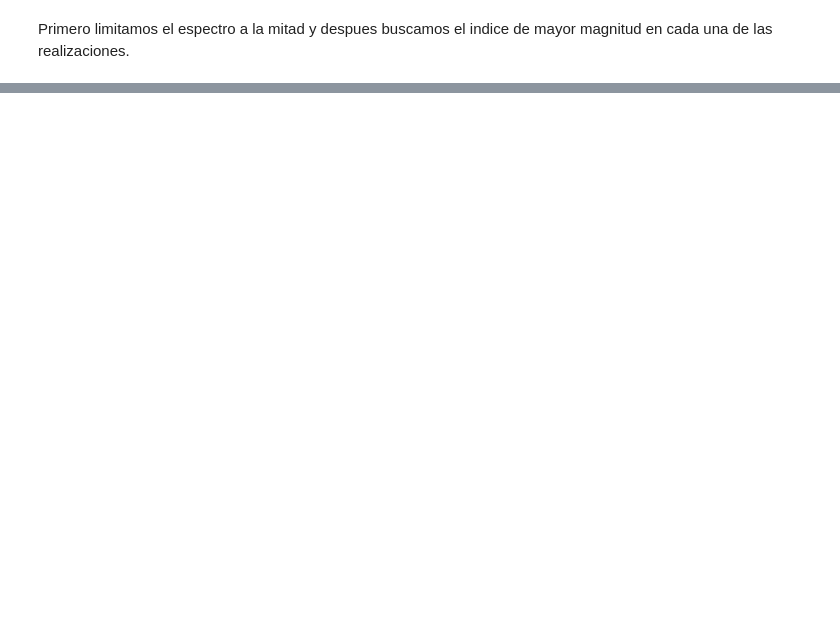
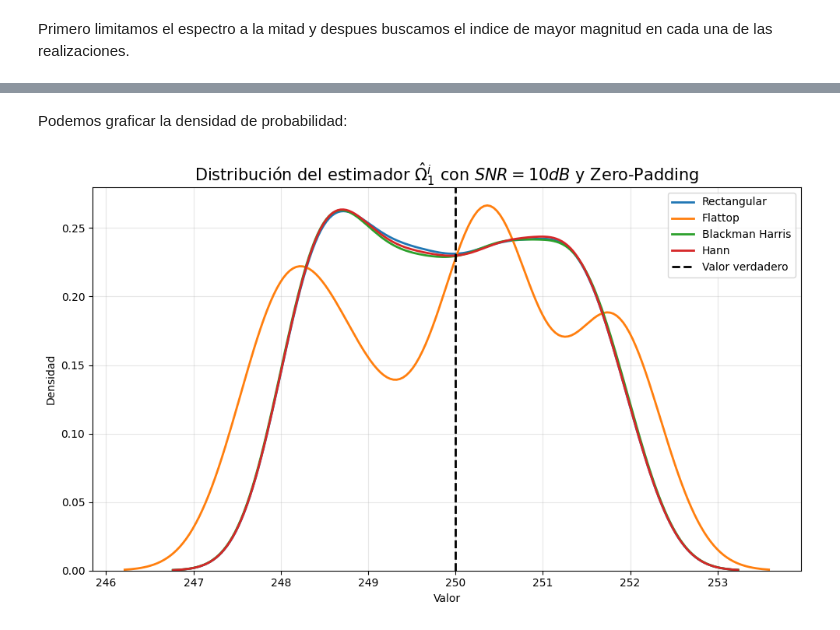
Before and after one commit to tomzuran/PDS2026, a Jupyter notebook: est_espectral2.ipynb, the cells around one changed output, grey strips where cells are left out. Cells and saved outputs as stored; diff of their text form; code cells hidden in the pictures; blank space fills up the shorter version.

```diff
--- a/est_espectral2.ipynb
+++ b/est_espectral2.ipynb
@@ -706,0 +1071,43 @@ _ = plt.hist(estimador_omega)
+# %%
+estimador_omega_rectangular = calcular_estimador_omega(x10db, N, None, zerop=N*9, eliminar_sesgo=False) / 10
+estimador_omega_ft = calcular_estimador_omega(x10db, N, flattop, zerop=N*9, eliminar_sesgo=False) / 10
+estimador_omega_bmh = calcular_estimador_omega(x10db, N, blackmanharris, zerop=N*9, eliminar_sesgo=False) / 10
+estimador_omega_hann = calcular_estimador_omega(x10db, N, hann, zerop=N*9, eliminar_sesgo=False) / 10
+# %% [markdown]
+Podemos graficar la densidad de probabilidad:
+# %%
+plt.figure(figsize=(10, 6))
+
+sns.kdeplot(estimador_omega_rectangular,
+            linewidth=2,
+            label='Rectangular')
+
+sns.kdeplot(estimador_omega_ft,
+            linewidth=2,
+            label='Flattop')
+
+sns.kdeplot(estimador_omega_bmh,
+            linewidth=2,
+            label='Blackman Harris')
+
+sns.kdeplot(estimador_omega_hann,
+            linewidth=2,
+            label='Hann')
+
+plt.axvline(250,
+            linestyle='--',
+            linewidth=2,
+            color='black',
+            label='Valor verdadero')
+
+plt.title(r'Distribución del estimador $\hat{\Omega}_1^i$ con $SNR=10dB$ y Zero-Padding', fontsize=15)
+plt.xlabel('Valor')
+plt.ylabel('Densidad')
+
+plt.grid(alpha=0.3)
+plt.legend()
+plt.tight_layout()
+
+plt.show()
+# %% [output]
+[figure, added]
```
Also changed, not shown: parts of 33 cells of this notebook.
